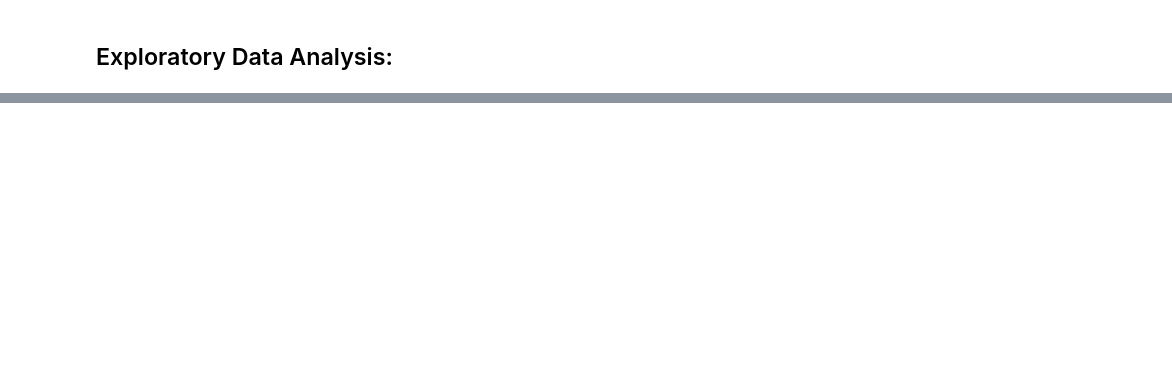
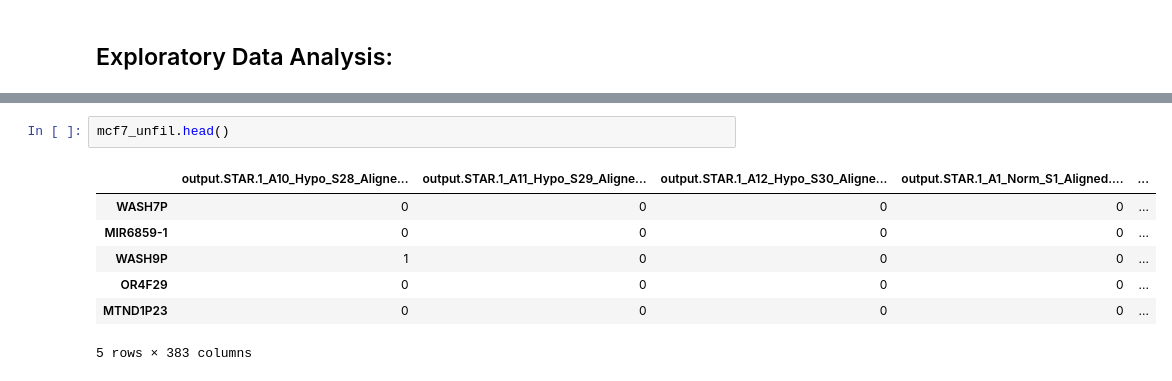
Before and after one commit to AliEmreSenel/BAIAILabProject2024, a Jupyter notebook: Final_Report.ipynb, the cells around one changed output, grey strips where cells are left out. Drawn from its saved outputs; the diff is of its cells as text; blank space fills up the shorter version.

```diff
--- a/Final_Report.ipynb
+++ b/Final_Report.ipynb
@@ -29,0 +48,10 @@ Our work will be divided into 3 main sections:
+# %%
+mcf7_unfil.head()
+# %% [output]
+|  | output.STAR.1_A10_Hypo_S28_Aligne... | output.STAR.1_A11_Hypo_S29_Aligne... | output.STAR.1_A12_Hypo_S30_Aligne... | output.STAR.1_A1_Norm_S1_Aligned.... | ... |
+| WASH7P | 0 | 0 | 0 | 0 | ... |
+| MIR6859-1 | 0 | 0 | 0 | 0 | ... |
+| WASH9P | 1 | 0 | 0 | 0 | ... |
+| OR4F29 | 0 | 0 | 0 | 0 | ... |
+| MTND1P23 | 0 | 0 | 0 | 0 | ... |
+5 rows × 383 columns
```
Also changed, not shown: parts of 23 cells of this notebook.
